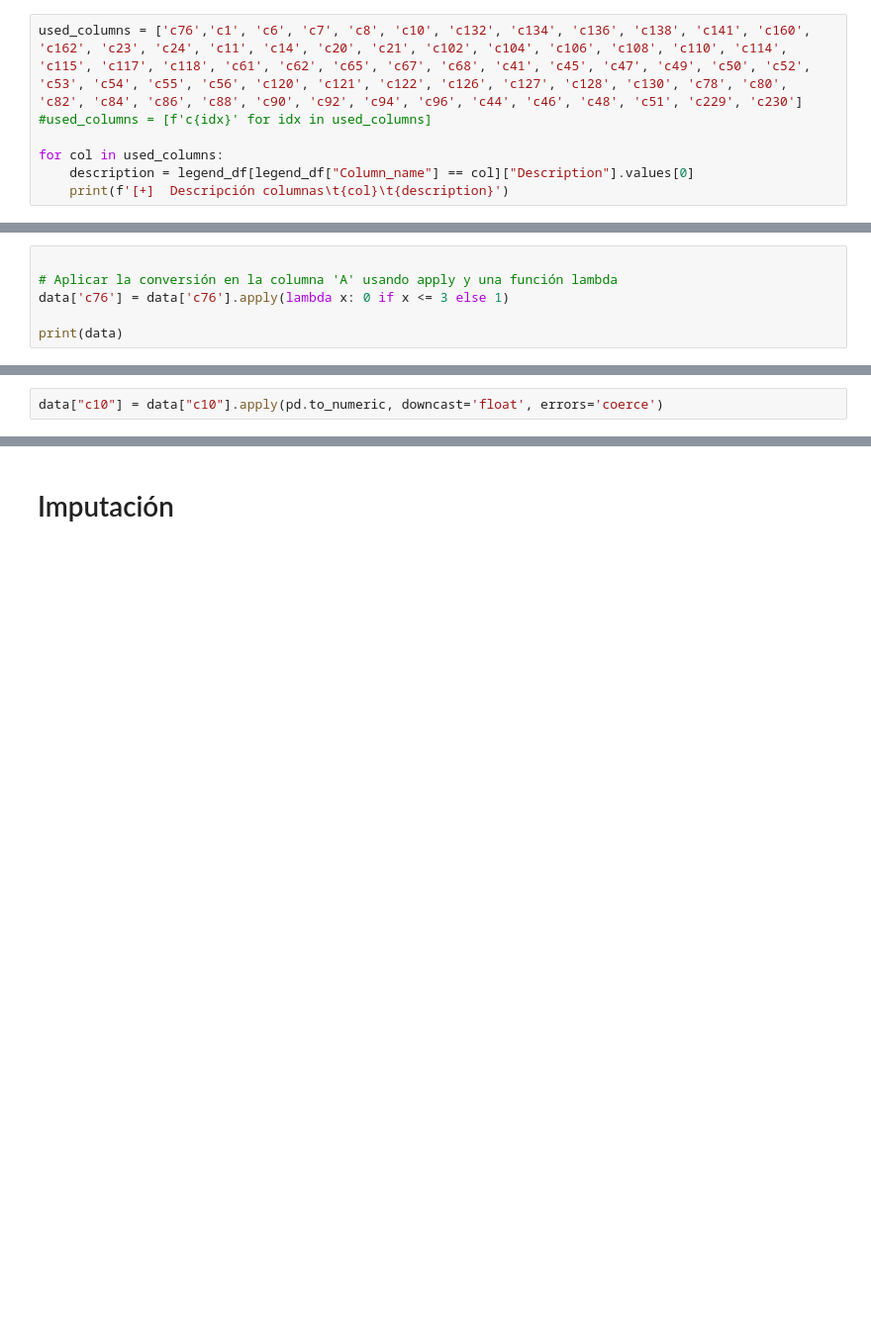
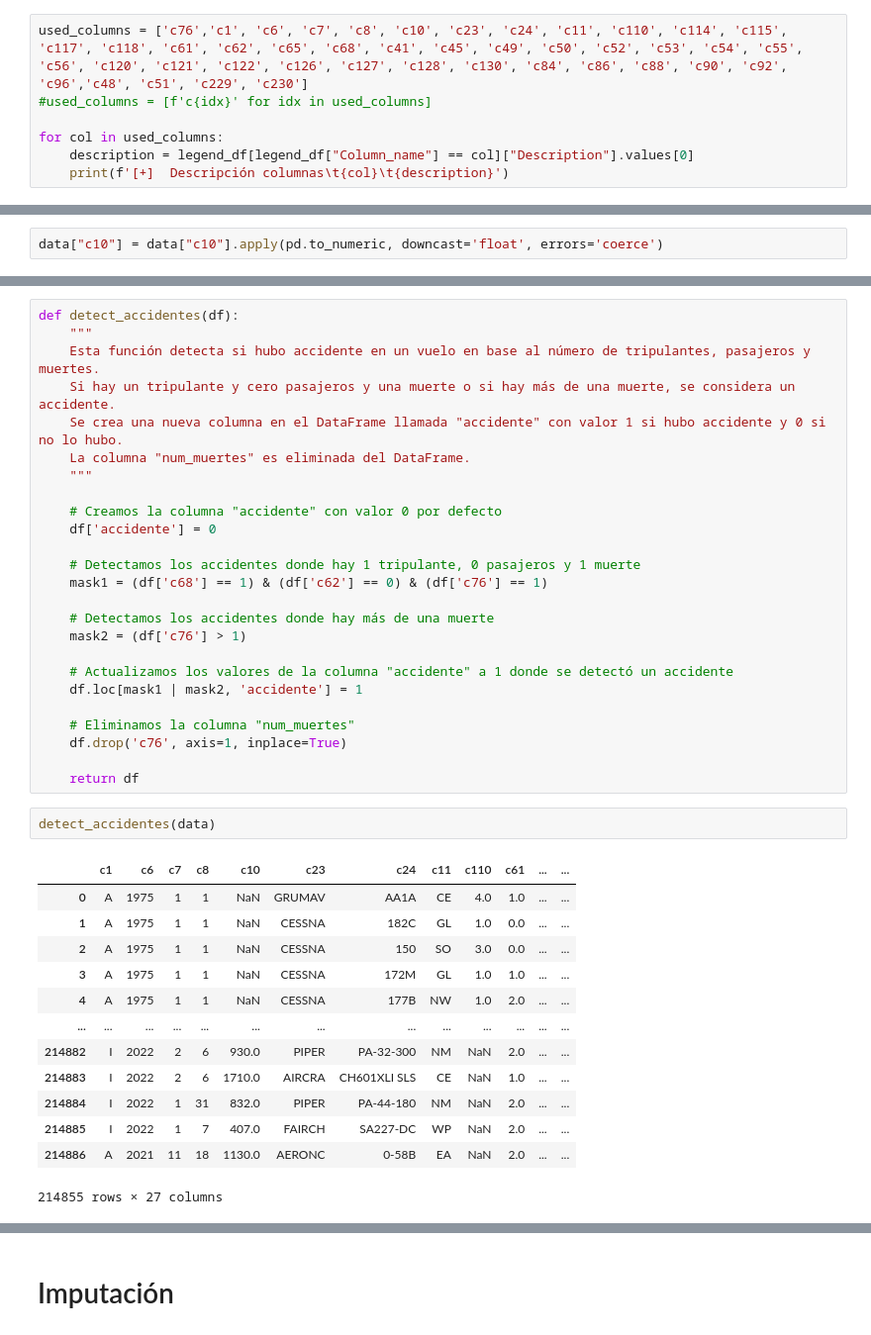
Before and after one commit to Vic-silo/TFM-EIP, a Jupyter notebook: ML-Models/PHA_tratamiento.ipynb, the cells around one changed output, grey strips where cells are left out. Shown at 99% size. Saved outputs shown, nothing was run; the diff lists cells and outputs as text; blank space fills up the shorter version.

```diff
--- a/ML-Models/PHA_tratamiento.ipynb
+++ b/ML-Models/PHA_tratamiento.ipynb
@@ -92,7 +101,7 @@ legend_df
 # %% [markdown]
 ### Enumeramos las cabecera con la descripción para poder verlas mejor y seleccionamos las columnas que podrían ser relevantes
 # %%
-used_columns = ['c76','c1', 'c6', 'c7', 'c8', 'c10', 'c132', 'c134', 'c136', 'c138', 'c141', 'c160', 'c162', 'c23', 'c24', 'c11', 'c14', 'c20', 'c21', 'c102', 'c104', 'c106', 'c108', 'c110', 'c114', 'c115', 'c117', 'c118', 'c61', 'c62', 'c65', 'c67', 'c68', 'c41', 'c45', 'c47', 'c49', 'c50', 'c52', 'c53', 'c54', 'c55', 'c56', 'c120', 'c121', 'c122', 'c126', 'c127', 'c128', 'c130', 'c78', 'c80', 'c82', 'c84', 'c86', 'c88', 'c90', 'c92', 'c94', 'c96', 'c44', 'c46', 'c48', 'c51', 'c229', 'c230']
+used_columns = ['c76','c1', 'c6', 'c7', 'c8', 'c10', 'c23', 'c24', 'c11', 'c110', 'c114', 'c115', 'c117', 'c118', 'c61', 'c62', 'c65', 'c68', 'c41', 'c45', 'c49', 'c50', 'c52', 'c53', 'c54', 'c55', 'c56', 'c120', 'c121', 'c122', 'c126', 'c127', 'c128', 'c130', 'c84', 'c86', 'c88', 'c90', 'c92', 'c96','c48', 'c51', 'c229', 'c230']
 #used_columns = [f'c{idx}' for idx in used_columns]
 
 for col in used_columns:
@@ -212,6 +344,0 @@ data
-# %%
-
-# Aplicar la conversión en la columna 'A' usando apply y una función lambda
-data['c76'] = data['c76'].apply(lambda x: 0 if x <= 3 else 1)
-
-print(data)
@@ -241,0 +458,41 @@ data
+# %%
+def detect_accidentes(df):
+    """
+    Esta función detecta si hubo accidente en un vuelo en base al número de tripulantes, pasajeros y muertes.
+    Si hay un tripulante y cero pasajeros y una muerte o si hay más de una muerte, se considera un accidente.
+    Se crea una nueva columna en el DataFrame llamada "accidente" con valor 1 si hubo accidente y 0 si no lo hubo.
+    La columna "num_muertes" es eliminada del DataFrame.
+    """
+
+    # Creamos la columna "accidente" con valor 0 por defecto
+    df['accidente'] = 0
+
+    # Detectamos los accidentes donde hay 1 tripulante, 0 pasajeros y 1 muerte
+    mask1 = (df['c68'] == 1) & (df['c62'] == 0) & (df['c76'] == 1)
+
+    # Detectamos los accidentes donde hay más de una muerte
+    mask2 = (df['c76'] > 1)
+
+    # Actualizamos los valores de la columna "accidente" a 1 donde se detectó un accidente
+    df.loc[mask1 | mask2, 'accidente'] = 1
+
+    # Eliminamos la columna "num_muertes"
+    df.drop('c76', axis=1, inplace=True)
+
+    return df
+# %%
+detect_accidentes(data)
+# %% [output]
+|  | c1 | c6 | c7 | c8 | c10 | c23 | c24 | c11 | c110 | c61 | ... | ... |
+| 0 | A | 1975 | 1 | 1 | NaN | GRUMAV | AA1A | CE | 4.0 | 1.0 | ... | ... |
+| 1 | A | 1975 | 1 | 1 | NaN | CESSNA | 182C | GL | 1.0 | 0.0 | ... | ... |
+| 2 | A | 1975 | 1 | 1 | NaN | CESSNA | 150 | SO | 3.0 | 0.0 | ... | ... |
+| 3 | A | 1975 | 1 | 1 | NaN | CESSNA | 172M | GL | 1.0 | 1.0 | ... | ... |
+| 4 | A | 1975 | 1 | 1 | NaN | CESSNA | 177B | NW | 1.0 | 2.0 | ... | ... |
+| ... | ... | ... | ... | ... | ... | ... | ... | ... | ... | ... | ... | ... |
+| 214882 | I | 2022 | 2 | 6 | 930.0 | PIPER | PA-32-300 | NM | NaN | 2.0 | ... | ... |
+| 214883 | I | 2022 | 2 | 6 | 1710.0 | AIRCRA | CH601XLI SLS | CE | NaN | 1.0 | ... | ... |
+| 214884 | I | 2022 | 1 | 31 | 832.0 | PIPER | PA-44-180 | NM | NaN | 2.0 | ... | ... |
+| 214885 | I | 2022 | 1 | 7 | 407.0 | FAIRCH | SA227-DC | WP | NaN | 2.0 | ... | ... |
+| 214886 | A | 2021 | 11 | 18 | 1130.0 | AERONC | 0-58B | EA | NaN | 2.0 | ... | ... |
+214855 rows × 27 columns
```
Also changed, not shown: parts of 98 cells of this notebook, 4 other files.
